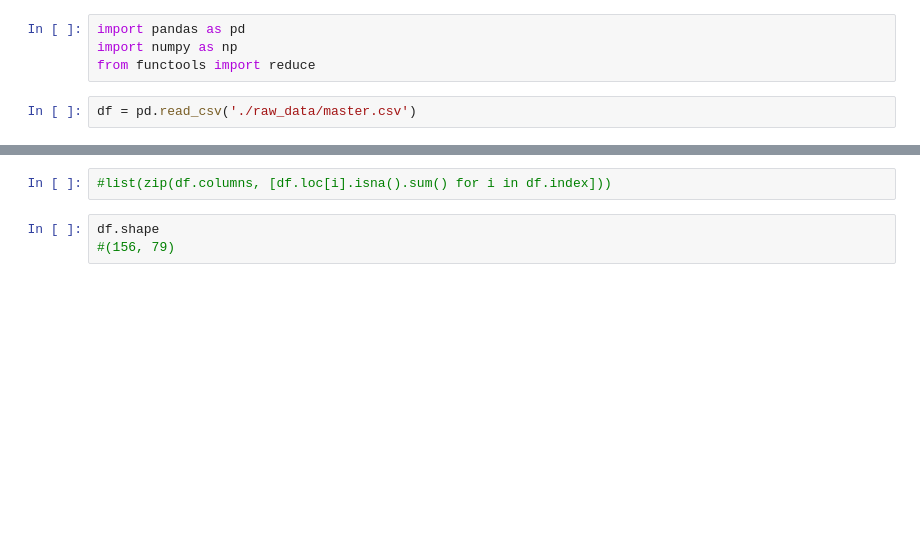
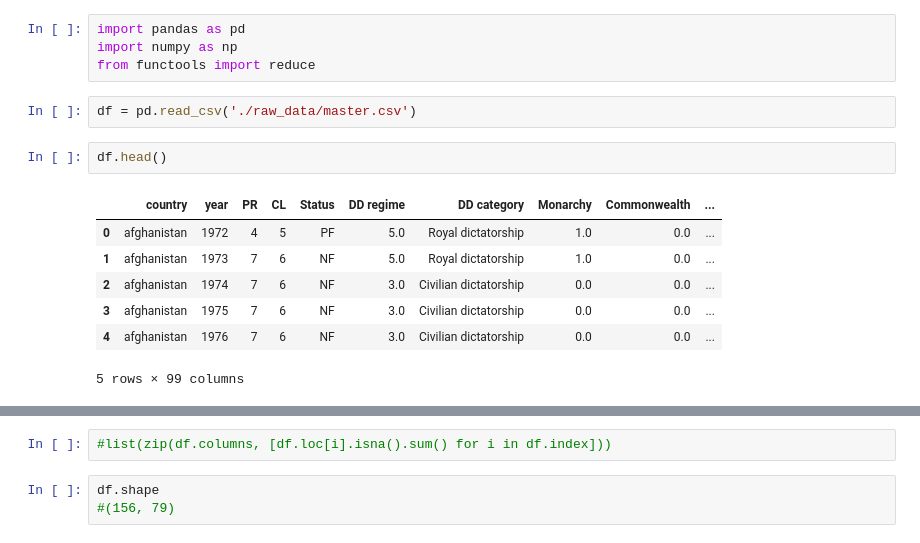
Before and after one commit to SanteriVtj/Econometrics-Capstone, a Jupyter notebook: clear.ipynb, the cells around one changed output, grey strips where cells are left out. Saved outputs shown, nothing was run; the diff lists cells and outputs as text; blank space fills up the shorter version.

```diff
--- a/clear.ipynb
+++ b/clear.ipynb
@@ -4,6 +4,16 @@ import numpy as np
 from functools import reduce
 # %%
 df = pd.read_csv('./raw_data/master.csv')
+# %%
+df.head()
+# %% [output]
+|  | country | year | PR | CL | Status | DD regime | DD category | Monarchy | Commonwealth | ... |
+| 0 | afghanistan | 1972 | 4 | 5 | PF | 5.0 | Royal dictatorship | 1.0 | 0.0 | ... |
+| 1 | afghanistan | 1973 | 7 | 6 | NF | 5.0 | Royal dictatorship | 1.0 | 0.0 | ... |
+| 2 | afghanistan | 1974 | 7 | 6 | NF | 3.0 | Civilian dictatorship | 0.0 | 0.0 | ... |
+| 3 | afghanistan | 1975 | 7 | 6 | NF | 3.0 | Civilian dictatorship | 0.0 | 0.0 | ... |
+| 4 | afghanistan | 1976 | 7 | 6 | NF | 3.0 | Civilian dictatorship | 0.0 | 0.0 | ... |
+5 rows × 99 columns
 # %%
 list(zip(df.columns, [df.loc[:,i].isna().sum() for i in df.columns]))
 # %% [output]
```
Also changed, not shown: parts of 4 cells of this notebook, 4 other files.
